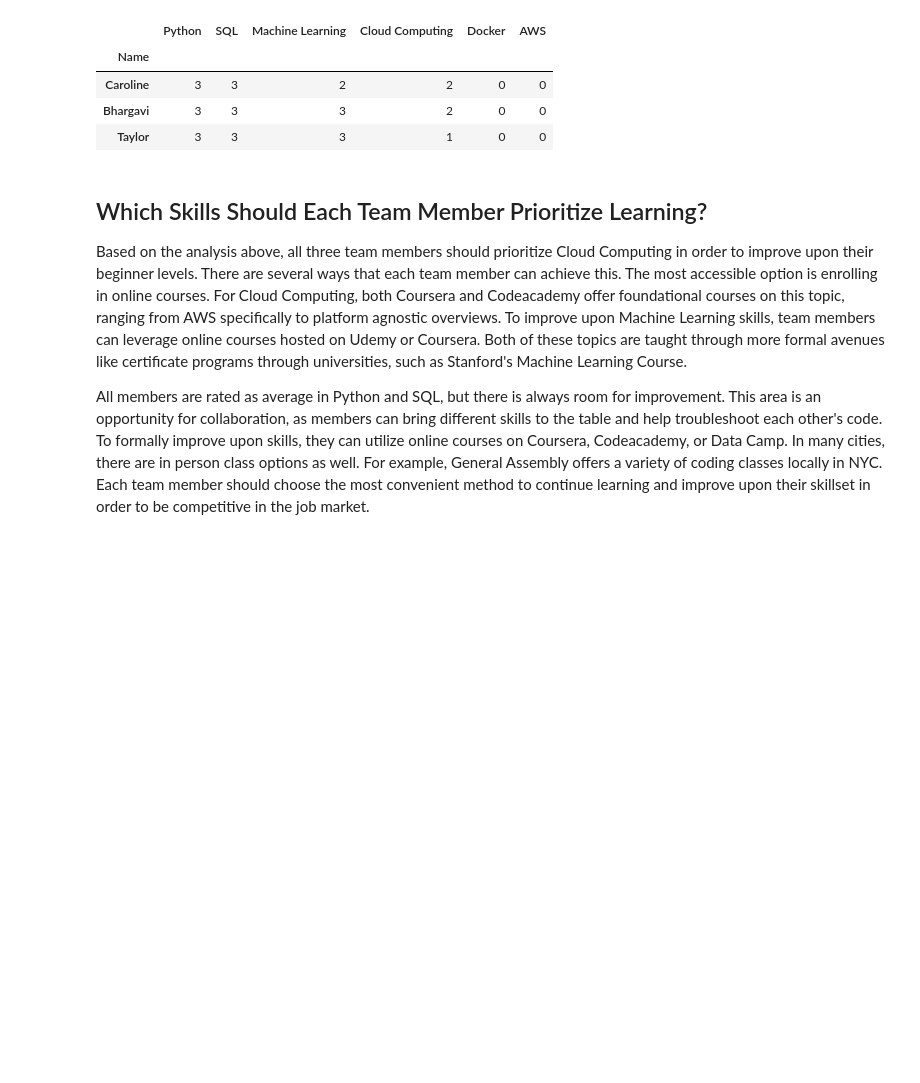
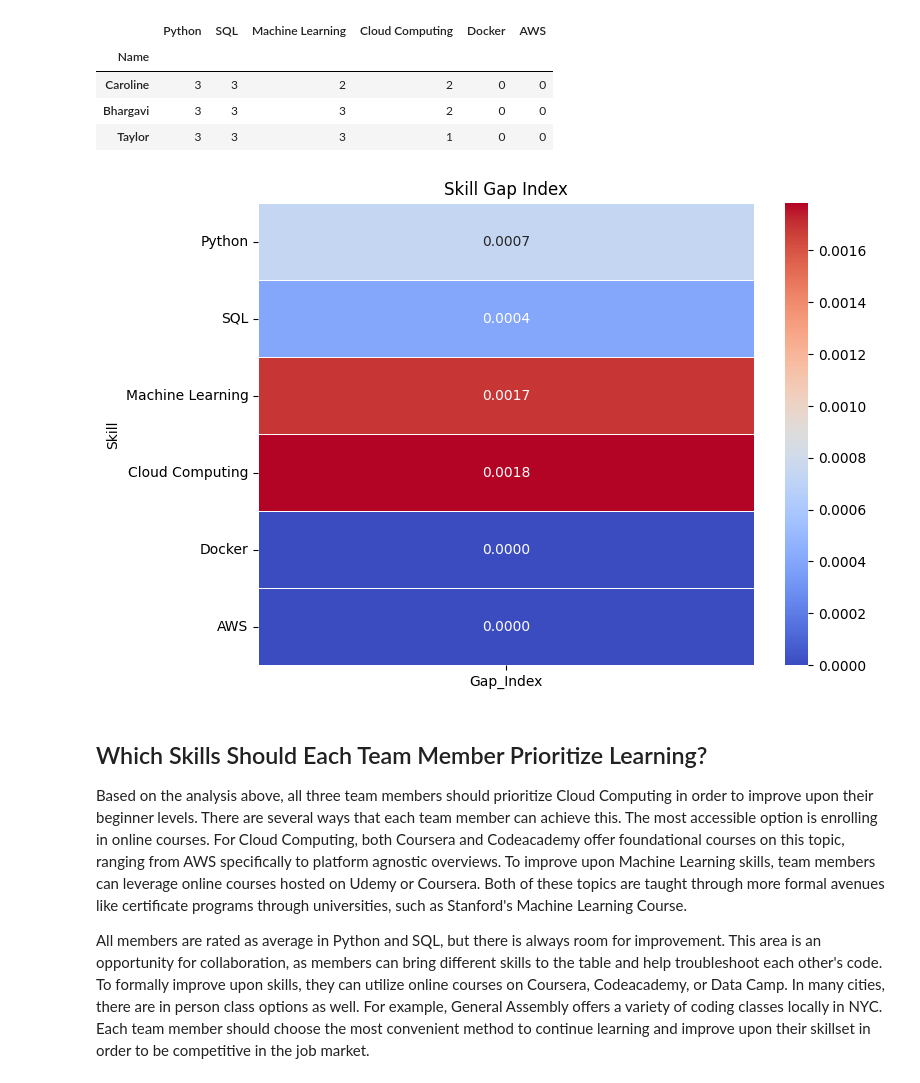
Before and after one commit to cosull93/AI-Careers-Group4, a Jupyter notebook: docs/skill_gap_analysis.ipynb, the cells around one changed output. Drawn from its saved outputs; the diff is of its cells as text; code cells hidden in the pictures; blank space fills up the shorter version.

Commit message:
added compare team skills to industry requirements

```diff
--- a/docs/skill_gap_analysis.ipynb
+++ b/docs/skill_gap_analysis.ipynb
@@ -151,6 +158,30 @@ Docker appears in 351 IT job postings
 | Caroline | 3 | 3 | 2 | 2 | 0 | 0 |
 | Bhargavi | 3 | 3 | 3 | 2 | 0 | 0 |
 | Taylor | 3 | 3 | 3 | 1 | 0 | 0 |
+# %%
+import seaborn as sns
+import matplotlib.pyplot as plt
+
+comparison_df = pd.DataFrame({
+    "Skill": top_skills,
+    "Job_Demand": [job_skill_counts[s] for s in top_skills],
+    "Team_Skill": [df_skills[s].mean() for s in top_skills]
+})
+
+
+comparison_df["Gap_Index"] = comparison_df["Team_Skill"] / comparison_df["Job_Demand"]
+
+
+plt.figure(figsize=(8,6))
+sns.heatmap(comparison_df.set_index("Skill")[["Gap_Index"]],
+            annot=True, cmap="coolwarm", fmt=".4f", linewidths=0.5)
+
+plt.title("Skill Gap Index")
+plt.ylabel("Skill")
+plt.savefig("Skill_GapIndex_heatmap.png")
+plt.show()
+# %% [output]
+[figure, added]
 # %% [markdown]
 ## Which Skills Should Each Team Member Prioritize Learning?
 
```
Also changed, not shown: parts of 4 cells of this notebook.
